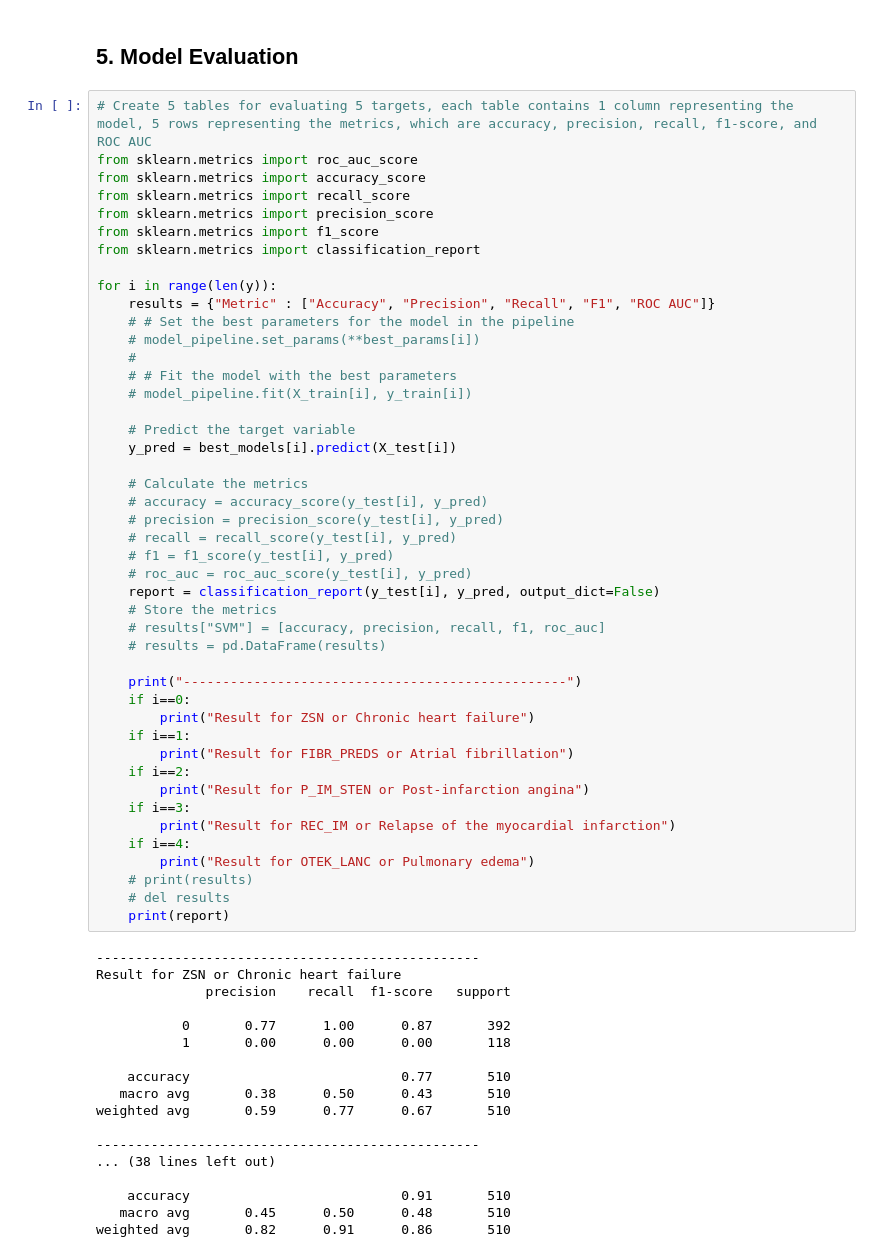
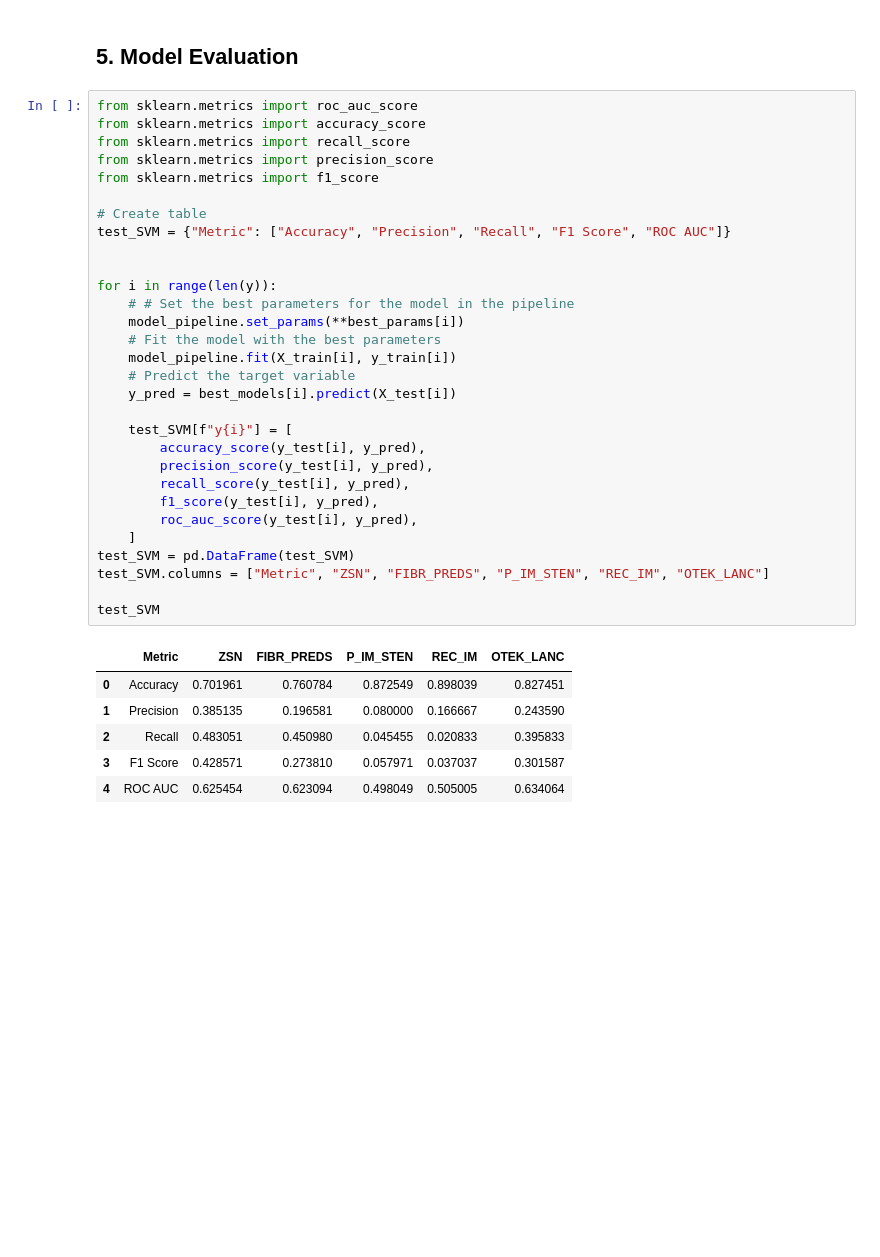
Before and after one commit to danghaidang04/Myocardial_Infraction_Complications_Analysis, a Jupyter notebook: SVM.ipynb, the cells around one changed output. Cells and saved outputs as stored; diff of their text form; blank space fills up the shorter version.

```diff
--- a/SVM.ipynb
+++ b/SVM.ipynb
@@ -395,65 +359,39 @@ Best parameters for y4: {'model__C': 0.1, 'model__gamma': 0.1, 'model__kernel':
 # %% [markdown]
 ## 5. Model Evaluation
 # %%
-# Create 5 tables for evaluating 5 targets, each table contains 1 column representing the model, 5 rows representing the metrics, which are accuracy, precision, recall, f1-score, and ROC AUC
 from sklearn.metrics import roc_auc_score
 from sklearn.metrics import accuracy_score
 from sklearn.metrics import recall_score
 from sklearn.metrics import precision_score
 from sklearn.metrics import f1_score
-from sklearn.metrics import classification_report
+
+# Create table
+test_SVM = {"Metric": ["Accuracy", "Precision", "Recall", "F1 Score", "ROC AUC"]}
+
 
 for i in range(len(y)):
-    results = {"Metric" : ["Accuracy", "Precision", "Recall", "F1", "ROC AUC"]}
     # # Set the best parameters for the model in the pipeline
-    # model_pipeline.set_params(**best_params[i])
-    #
-    # # Fit the model with the best parameters
-    # model_pipeline.fit(X_train[i], y_train[i])
-
+    model_pipeline.set_params(**best_params[i])
+    # Fit the model with the best parameters
+    model_pipeline.fit(X_train[i], y_train[i])
     # Predict the target variable
     y_pred = best_models[i].predict(X_test[i])
 
-    # Calculate the metrics
-    # accuracy = accuracy_score(y_test[i], y_pred)
-    # precision = precision_score(y_test[i], y_pred)
-    # recall = recall_score(y_test[i], y_pred)
-    # f1 = f1_score(y_test[i], y_pred)
-    # roc_auc = roc_auc_score(y_test[i], y_pred)
-    report = classification_report(y_test[i], y_pred, output_dict=False)
-    # Store the metrics
-    # results["SVM"] = [accuracy, precision, recall, f1, roc_auc]
-    # results = pd.DataFrame(results)
+    test_SVM[f"y{i}"] = [
+        accuracy_score(y_test[i], y_pred),
+        precision_score(y_test[i], y_pred),
+        recall_score(y_test[i], y_pred),
+        f1_score(y_test[i], y_pred),
+        roc_auc_score(y_test[i], y_pred),
+    ]
+test_SVM = pd.DataFrame(test_SVM)
+test_SVM.columns = ["Metric", "ZSN", "FIBR_PREDS", "P_IM_STEN", "REC_IM", "OTEK_LANC"]
 
-    print("-------------------------------------------------")
-    if i==0:
-        print("Result for ZSN or Chronic heart failure")
-    if i==1:
-        print("Result for FIBR_PREDS or Atrial fibrillation")
-    if i==2:
-        print("Result for P_IM_STEN or Post-infarction angina")
-    if i==3:
-        print("Result for REC_IM or Relapse of the myocardial infarction")
-    if i==4:
-        print("Result for OTEK_LANC or Pulmonary edema")
-    # print(results)
-    # del results
-    print(report)
+test_SVM
 # %% [output]
--------------------------------------------------
-Result for ZSN or Chronic heart failure
-              precision    recall  f1-score   support
-
-           0       0.77      1.00      0.87       392
-           1       0.00      0.00      0.00       118
-
-    accuracy                           0.77       510
-   macro avg       0.38      0.50      0.43       510
-weighted avg       0.59      0.77      0.67       510
-
--------------------------------------------------
-... (38 lines left out)
-
-    accuracy                           0.91       510
-   macro avg       0.45      0.50      0.48       510
-weighted avg       0.82      0.91      0.86       510
+|  | Metric | ZSN | FIBR_PREDS | P_IM_STEN | REC_IM | OTEK_LANC |
+| 0 | Accuracy | 0.701961 | 0.760784 | 0.872549 | 0.898039 | 0.827451 |
+| 1 | Precision | 0.385135 | 0.196581 | 0.080000 | 0.166667 | 0.243590 |
+| 2 | Recall | 0.483051 | 0.450980 | 0.045455 | 0.020833 | 0.395833 |
+| 3 | F1 Score | 0.428571 | 0.273810 | 0.057971 | 0.037037 | 0.301587 |
+| 4 | ROC AUC | 0.625454 | 0.623094 | 0.498049 | 0.505005 | 0.634064 |
```
Also changed, not shown: parts of 8 cells of this notebook, 1 other file.
